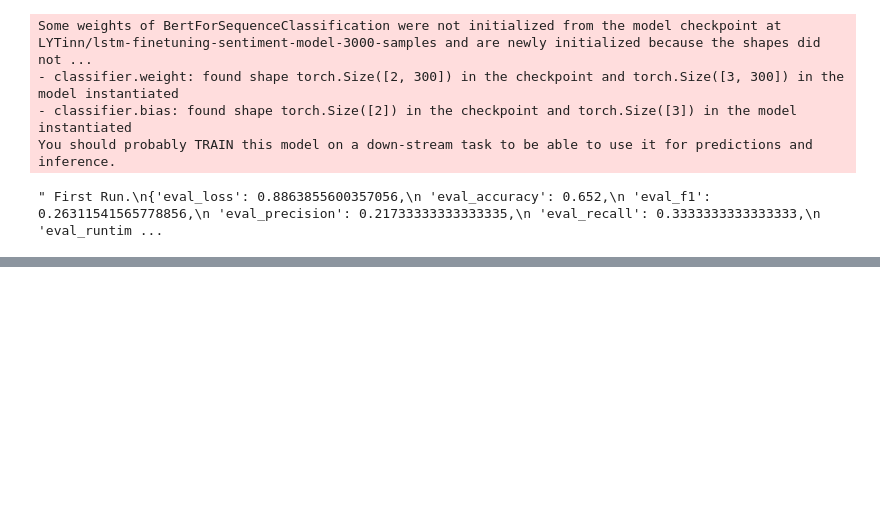
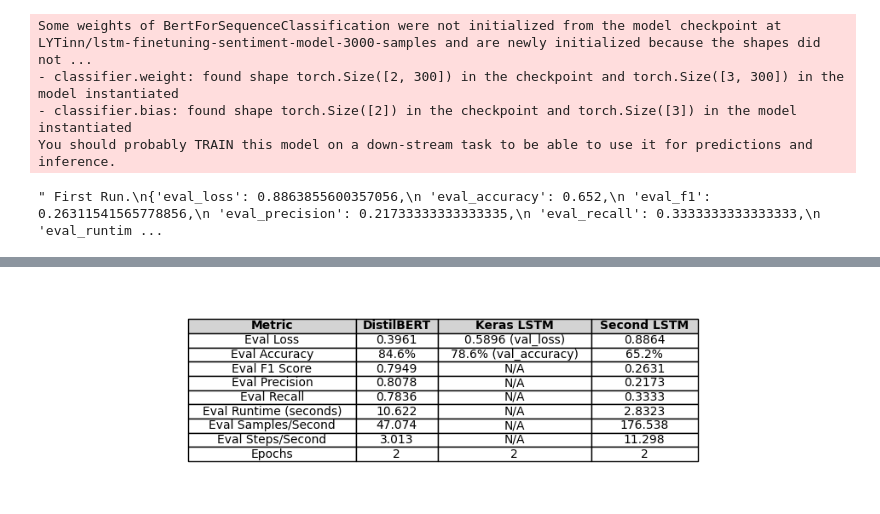
Before and after one commit to jhj46/STATS-507, a Jupyter notebook: Final Project/Brainstorm.ipynb, the cells around one changed output, grey strips where cells are left out. Drawn from its saved outputs; the diff is of its cells as text; code cells hidden in the pictures; blank space fills up the shorter version.

Commit message:
Updated Code and Creating Tables

```diff
--- a/Final Project/Brainstorm.ipynb
+++ b/Final Project/Brainstorm.ipynb
@@ -814,0 +887,86 @@ Average tokens: 28.71
+# %%
+import pandas as pd
+import os
+import matplotlib.pyplot as plt
+from matplotlib.patches import Rectangle
+
+# Graph original dataset table
+# Define table data
+data = [
+    ["Eval Loss", "0.3961", "0.5896 (val_loss)", "0.8864"],
+    ["Eval Accuracy", "84.6%", "78.6% (val_accuracy)", "65.2%"],
+    ["Eval F1 Score", "0.7949", "N/A", "0.2631"],
+    ["Eval Precision", "0.8078", "N/A", "0.2173"],
+    ["Eval Recall", "0.7836", "N/A", "0.3333"],
+    ["Eval Runtime (seconds)", "10.622", "N/A", "2.8323"],
+    ["Eval Samples/Second", "47.074", "N/A", "176.538"],
+    ["Eval Steps/Second", "3.013", "N/A", "11.298"],
+    ["Epochs", "2", "2", "2"]
+]
+columns = ["Metric", "DistilBERT", "Keras LSTM", "Second LSTM"]
+
+# Create figure and axis
+fig, ax = plt.subplots(figsize=(12, 3))
+ax.axis('tight')
+ax.axis('off')
+
+# Add table with styling
+table = ax.table(cellText=data, colLabels=columns, cellLoc="center", loc="center")
+
+# Styling the table
+table.auto_set_font_size(False)
+table.set_fontsize(10)
+table.auto_set_column_width(col=list(range(len(columns))))
+
+# Add colors to the header
+for i, key in enumerate(columns):
+    table[0, i].set_facecolor("lightgray")
+    table[0, i].set_text_props(weight="bold")
+
+# Save to local directory
+local_directory = os.getcwd()  # Get current working directory
+file_path = os.path.join(local_directory, "comparison_table_ogData.png")
+plt.savefig(file_path,dpi=300, bbox_inches="tight")
+
+print(f"Table saved to {file_path}")
+
+# Define table data
+data_comp = [
+    ["Eval Loss", "0.5441", "0.7227 (val_loss)", "0.7740"],
+    ["Eval Accuracy", "87.6%", "77.2% (val_accuracy)", "68.8%"],
+    ["Eval F1 Score", "0.8459", "N/A", "0.4349"],
+    ["Eval Precision", "0.8340", "N/A", "0.4233"],
+    ["Eval Recall", "0.8603", "N/A", "0.4558"],
+    ["Eval Runtime (seconds)", "14.4446", "N/A", "2.5199"],
+    ["Eval Samples/Second", "34.615", "N/A", "198.422"],
+    ["Eval Steps/Second", "2.215", "N/A", "12.699"],
+    ["Epochs", "2", "2", "2"]
+]
+
+columns = ["Metric", "DistilBERT", "Keras LSTM", "Second LSTM"]
+
+# Create figure and axis
+fig, ax = plt.subplots(figsize=(12, 3))
+ax.axis('tight')
+ax.axis('off')
+
+# Add table with styling
+table = ax.table(cellText=data_comp, colLabels=columns, cellLoc="center", loc="center")
+
+# Styling the table
+table.auto_set_font_size(False)
+table.set_fontsize(10)
+table.auto_set_column_width(col=list(range(len(columns))))
+
+# Add colors to the header
+for i, key in enumerate(columns):
+    table[0, i].set_facecolor("lightgray")
+    table[0, i].set_text_props(weight="bold")
+
+# Save to local directory
+local_directory = os.getcwd()  # Get current working directory
+file_path = os.path.join(local_directory, "comparison_table_alldata.png")
+plt.savefig(file_path,dpi=300, bbox_inches="tight")
+
+print(f"Table saved to {file_path}")
+# %% [output]
@@ -814,0 +975 @@ Average tokens: 28.71
+[figure, added]
```
Also changed, not shown: parts of 17 cells of this notebook, 2 other files.
